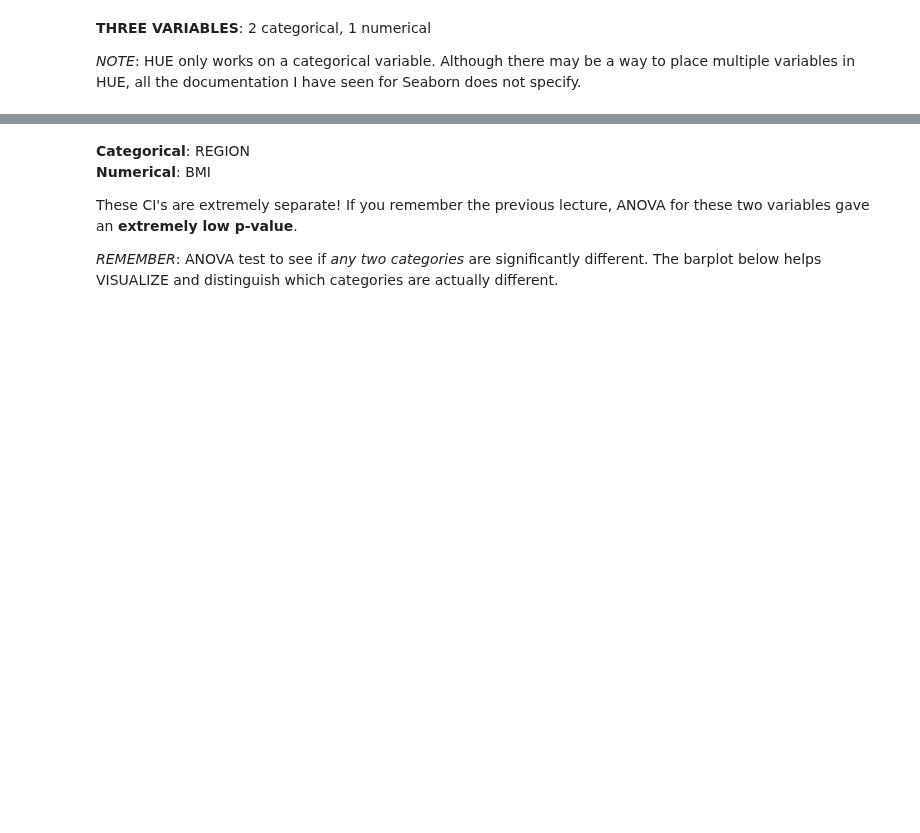
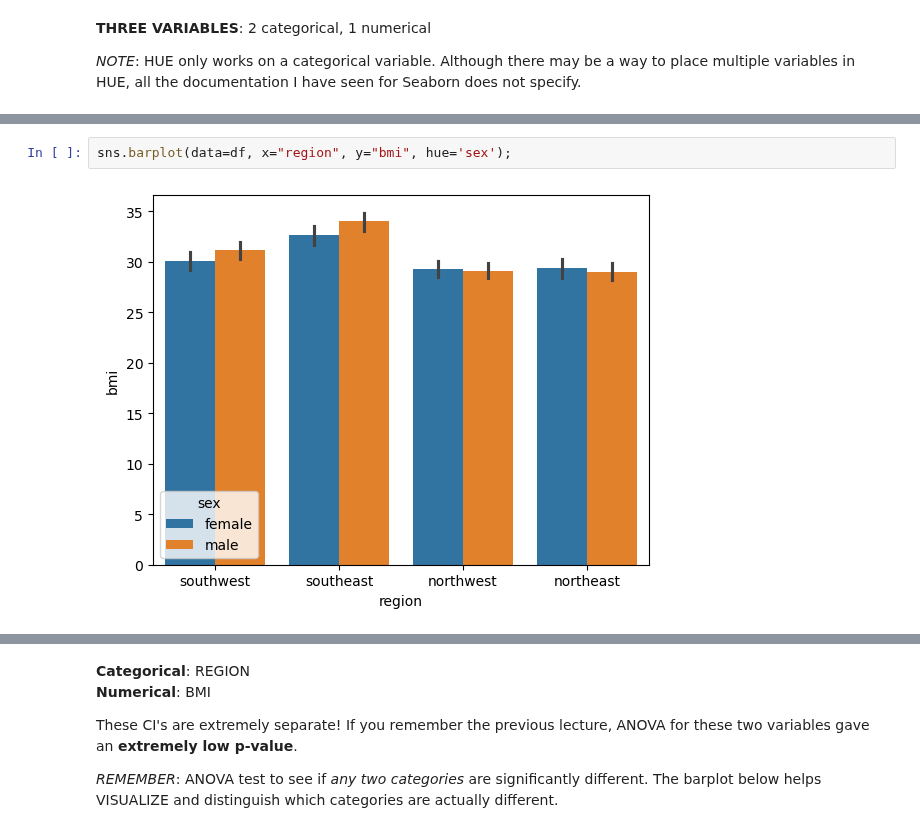
Before and after one commit to DanLightner/BUSA321, a Jupyter notebook: BUSA321/Chapter 6 - Bivariate Categorical-Numerical Visualization (barplots).ipynb, the cells around one changed output, grey strips where cells are left out. Drawn from its saved outputs; the diff is of its cells as text; blank space fills up the shorter version.

```diff
--- a/BUSA321/Chapter 6 - Bivariate Categorical-Numerical Visualization (barplots).ipynb
+++ b/BUSA321/Chapter 6 - Bivariate Categorical-Numerical Visualization (barplots).ipynb
@@ -69,0 +78,4 @@ sns.barplot(data=df, x="region", y="charges", hue='sex');
+# %%
+sns.barplot(data=df, x="region", y="bmi", hue='sex');
+# %% [output]
+[figure, added]
```
Also changed, not shown: parts of 11 cells of this notebook.
